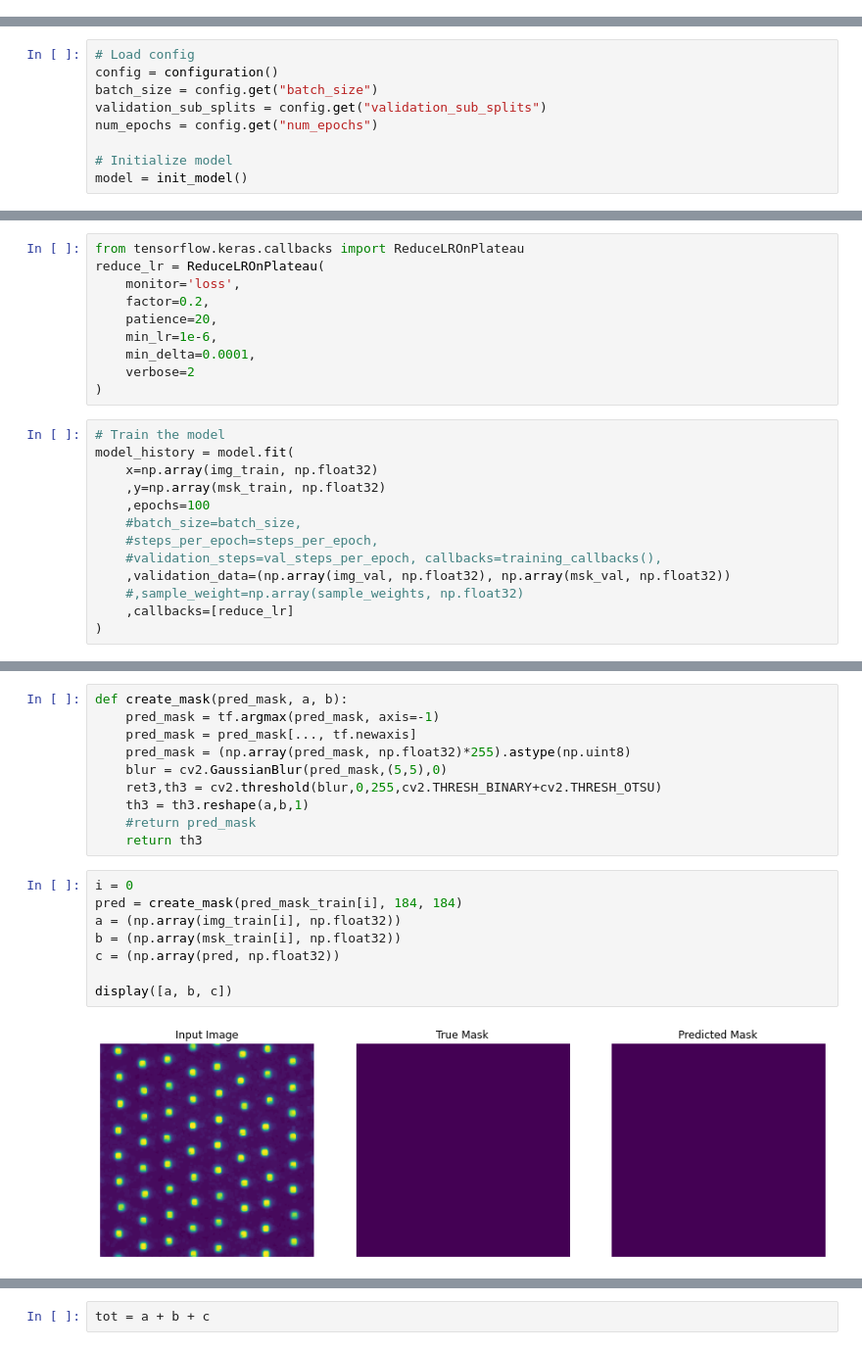
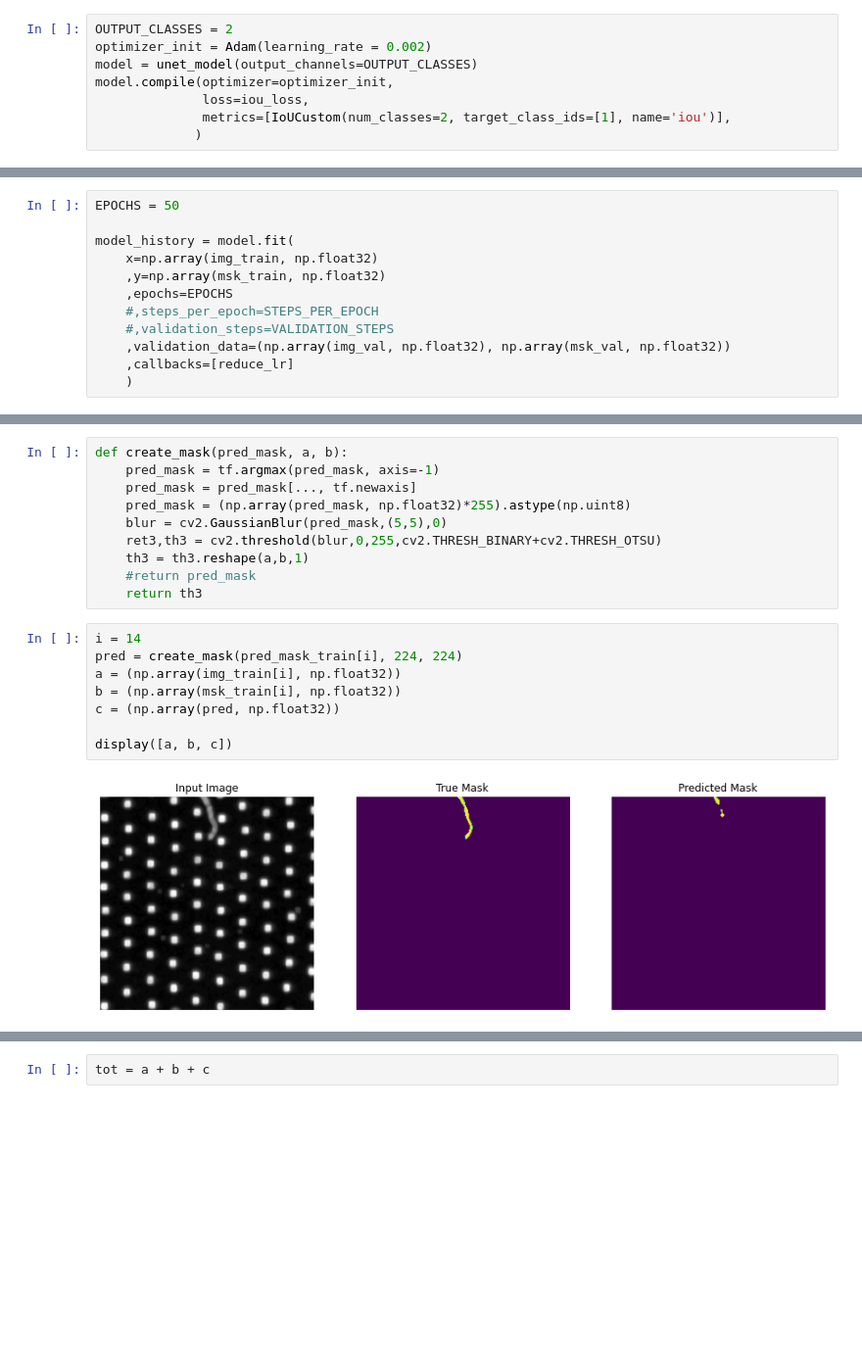
Before and after one commit to SAP-samples/btp-ai-sustainability-bootcamp, a Jupyter notebook: src/ai-models/defect-detection/notebooks/defect_detection_development_segmentation.ipynb, the cells around one changed output, grey strips where cells are left out. Shown at 98% size. Cells and saved outputs as stored; diff of their text form; blank space fills up the shorter version.

```diff
--- a/src/ai-models/defect-detection/notebooks/defect_detection_development_segmentation.ipynb
+++ b/src/ai-models/defect-detection/notebooks/defect_detection_development_segmentation.ipynb
@@ -546 +379,9 @@ def configuration():
+# %%
+OUTPUT_CLASSES = 2
+optimizer_init = Adam(learning_rate = 0.002)
+model = unet_model(output_channels=OUTPUT_CLASSES)
+model.compile(optimizer=optimizer_init,
+              loss=iou_loss,
+              metrics=[IoUCustom(num_classes=2, target_class_ids=[1], name='iou')],
+             )
 # %% [markdown]
@@ -548,9 +388,0 @@ Train the model
-# %%
-# Load config
-config = configuration()
-batch_size = config.get("batch_size")
-validation_sub_splits = config.get("validation_sub_splits")
-num_epochs = config.get("num_epochs")
-
-# Initialize model
-model = init_model()
@@ -575,24 +389,13 @@ ________________________________________________________________________________
-# %%
-from tensorflow.keras.callbacks import ReduceLROnPlateau
-reduce_lr = ReduceLROnPlateau(
-    monitor='loss',
-    factor=0.2,
-    patience=20,
-    min_lr=1e-6,
-    min_delta=0.0001,
-    verbose=2
-)
 # %%
-# Train the model
+EPOCHS = 50
+
 model_history = model.fit(
     x=np.array(img_train, np.float32)
     ,y=np.array(msk_train, np.float32)
-    ,epochs=100
-    #batch_size=batch_size,
-    #steps_per_epoch=steps_per_epoch,
-    #validation_steps=val_steps_per_epoch, callbacks=training_callbacks(),
+    ,epochs=EPOCHS
+    #,steps_per_epoch=STEPS_PER_EPOCH
+    #,validation_steps=VALIDATION_STEPS
     ,validation_data=(np.array(img_val, np.float32), np.array(msk_val, np.float32))
-    #,sample_weight=np.array(sample_weights, np.float32)
     ,callbacks=[reduce_lr]
-)
+    )
 # %% [output]
@@ -673,12 +466,12 @@ def create_mask(pred_mask, a, b):
     #return pred_mask
     return th3
 # %%
-i = 0
-pred = create_mask(pred_mask_train[i], 184, 184)
+i = 14
+pred = create_mask(pred_mask_train[i], 224, 224)
 a = (np.array(img_train[i], np.float32))
 b = (np.array(msk_train[i], np.float32))
 c = (np.array(pred, np.float32))
 
 display([a, b, c])
 # %% [output]
-[figure, old version]
+[figure, new version]
```
Also changed, not shown: parts of 94 cells of this notebook, 3 other files.
